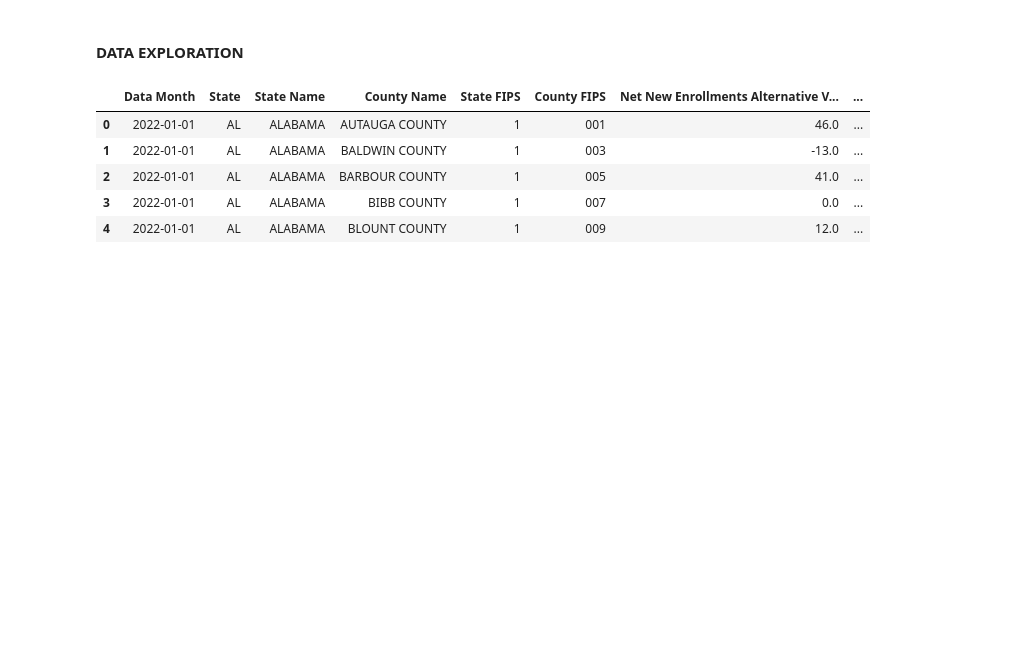
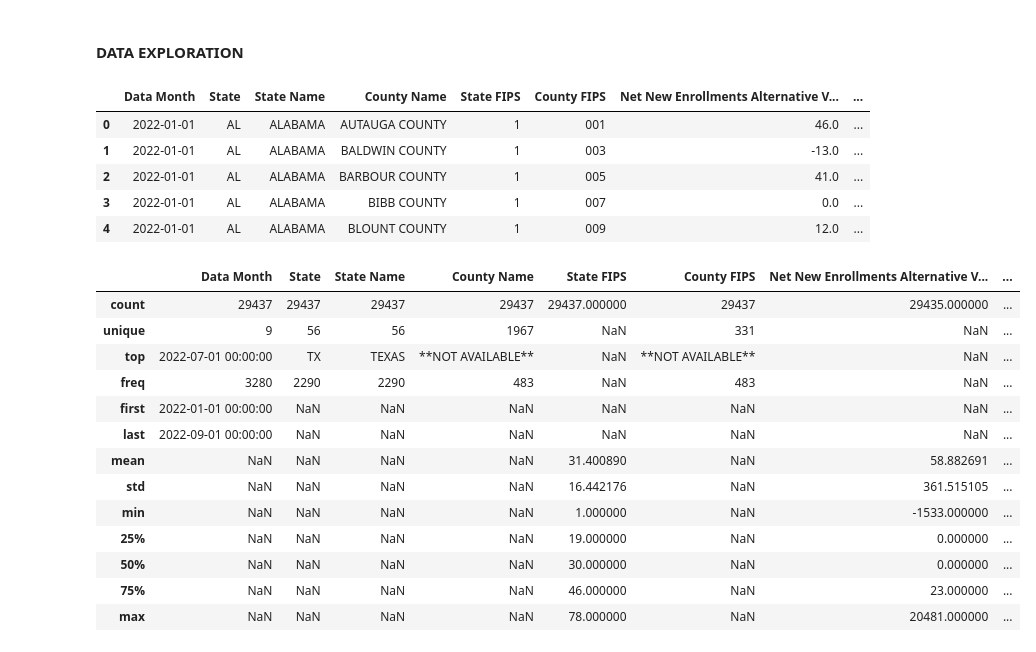
Before and after one commit to datakind/BDT_DataDive_Dec22, a Jupyter notebook: notebooks/ACP Uptake vs SNAP Uptake.ipynb, the cells around one changed output. Saved outputs shown, nothing was run; the diff lists cells and outputs as text; code cells hidden in the pictures; blank space fills up the shorter version.

```diff
--- a/notebooks/ACP Uptake vs SNAP Uptake.ipynb
+++ b/notebooks/ACP Uptake vs SNAP Uptake.ipynb
@@ -28,3 +34,20 @@ acp.head()
 | 2 | 2022-01-01 | AL | ALABAMA | BARBOUR COUNTY | 1 | 005 | 41.0 | ... |
 | 3 | 2022-01-01 | AL | ALABAMA | BIBB COUNTY | 1 | 007 | 0.0 | ... |
 | 4 | 2022-01-01 | AL | ALABAMA | BLOUNT COUNTY | 1 | 009 | 12.0 | ... |
+# %%
+acp.describe(include='all')
+# %% [output]
+|  | Data Month | State | State Name | County Name | State FIPS | County FIPS | Net New Enrollments Alternative V... | ... |
+| count | 29437 | 29437 | 29437 | 29437 | 29437.000000 | 29437 | 29435.000000 | ... |
+| unique | 9 | 56 | 56 | 1967 | NaN | 331 | NaN | ... |
+| top | 2022-07-01 00:00:00 | TX | TEXAS | **NOT AVAILABLE** | NaN | **NOT AVAILABLE** | NaN | ... |
+| freq | 3280 | 2290 | 2290 | 483 | NaN | 483 | NaN | ... |
+| first | 2022-01-01 00:00:00 | NaN | NaN | NaN | NaN | NaN | NaN | ... |
+| last | 2022-09-01 00:00:00 | NaN | NaN | NaN | NaN | NaN | NaN | ... |
+| mean | NaN | NaN | NaN | NaN | 31.400890 | NaN | 58.882691 | ... |
+| std | NaN | NaN | NaN | NaN | 16.442176 | NaN | 361.515105 | ... |
+| min | NaN | NaN | NaN | NaN | 1.000000 | NaN | -1533.000000 | ... |
+| 25% | NaN | NaN | NaN | NaN | 19.000000 | NaN | 0.000000 | ... |
+| 50% | NaN | NaN | NaN | NaN | 30.000000 | NaN | 0.000000 | ... |
+| 75% | NaN | NaN | NaN | NaN | 46.000000 | NaN | 23.000000 | ... |
+| max | NaN | NaN | NaN | NaN | 78.000000 | NaN | 20481.000000 | ... |
```
Also changed, not shown: parts of 25 cells of this notebook.
